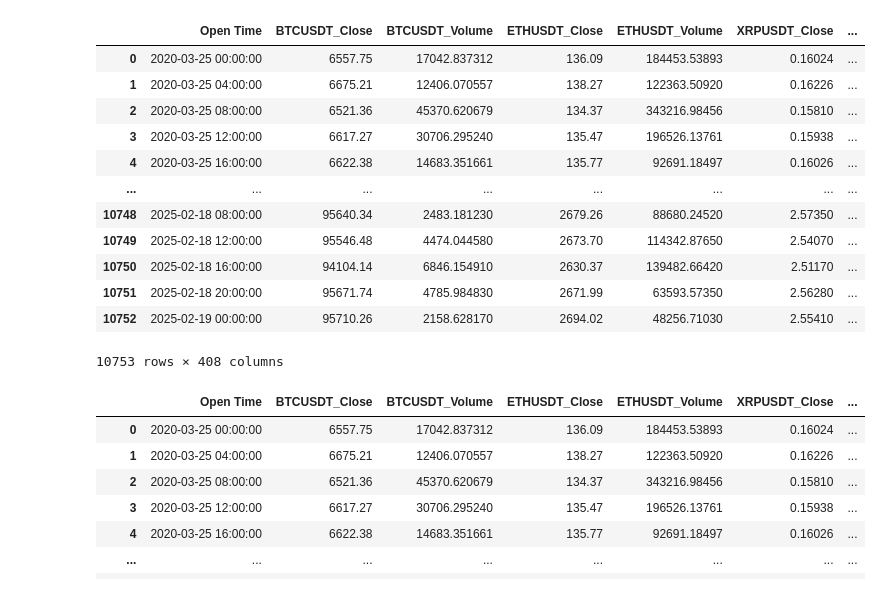
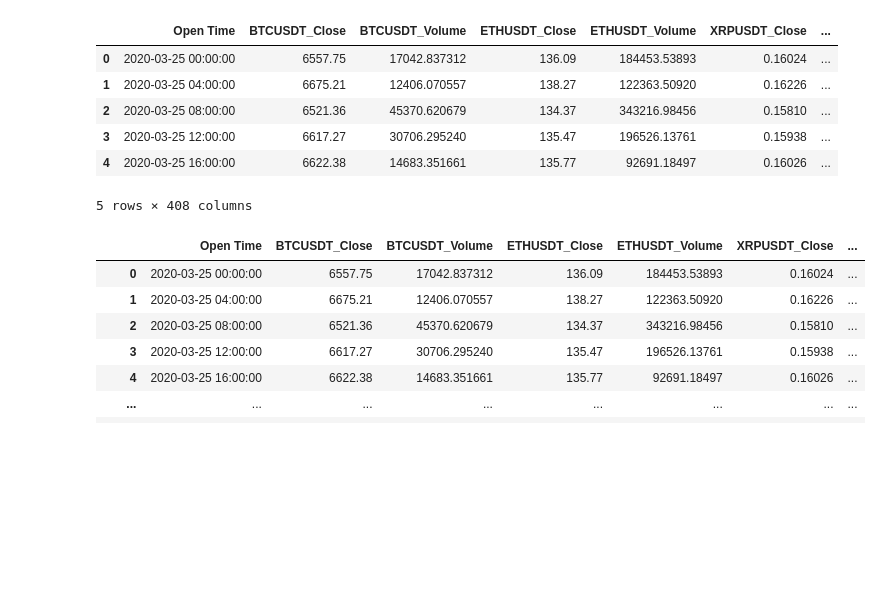
Before and after one commit to Luwate/rl-trading-bot, a Jupyter notebook: rl.ipynb, the cells around one changed output. Saved outputs shown, nothing was run; the diff lists cells and outputs as text; code cells hidden in the pictures; blank space fills up the shorter version.

```diff
--- a/rl.ipynb
+++ b/rl.ipynb
@@ -7,21 +7,15 @@ import seaborn as sns
 from statsmodels.tsa.seasonal import seasonal_decompose
 # %%
 df = pd.read_csv('data\crypto_with_indicators.csv')
-df
+df.head()
 # %% [output]
 |  | Open Time | BTCUSDT_Close | BTCUSDT_Volume | ETHUSDT_Close | ETHUSDT_Volume | XRPUSDT_Close | ... |
 | 0 | 2020-03-25 00:00:00 | 6557.75 | 17042.837312 | 136.09 | 184453.53893 | 0.16024 | ... |
 | 1 | 2020-03-25 04:00:00 | 6675.21 | 12406.070557 | 138.27 | 122363.50920 | 0.16226 | ... |
 | 2 | 2020-03-25 08:00:00 | 6521.36 | 45370.620679 | 134.37 | 343216.98456 | 0.15810 | ... |
 | 3 | 2020-03-25 12:00:00 | 6617.27 | 30706.295240 | 135.47 | 196526.13761 | 0.15938 | ... |
 | 4 | 2020-03-25 16:00:00 | 6622.38 | 14683.351661 | 135.77 | 92691.18497 | 0.16026 | ... |
-| ... | ... | ... | ... | ... | ... | ... | ... |
-| 10748 | 2025-02-18 08:00:00 | 95640.34 | 2483.181230 | 2679.26 | 88680.24520 | 2.57350 | ... |
-| 10749 | 2025-02-18 12:00:00 | 95546.48 | 4474.044580 | 2673.70 | 114342.87650 | 2.54070 | ... |
-| 10750 | 2025-02-18 16:00:00 | 94104.14 | 6846.154910 | 2630.37 | 139482.66420 | 2.51170 | ... |
-| 10751 | 2025-02-18 20:00:00 | 95671.74 | 4785.984830 | 2671.99 | 63593.57350 | 2.56280 | ... |
-| 10752 | 2025-02-19 00:00:00 | 95710.26 | 2158.628170 | 2694.02 | 48256.71030 | 2.55410 | ... |
-10753 rows × 408 columns
+5 rows × 408 columns
 # %%
 
 # Function to drop columns with more than 100 missing values
```
